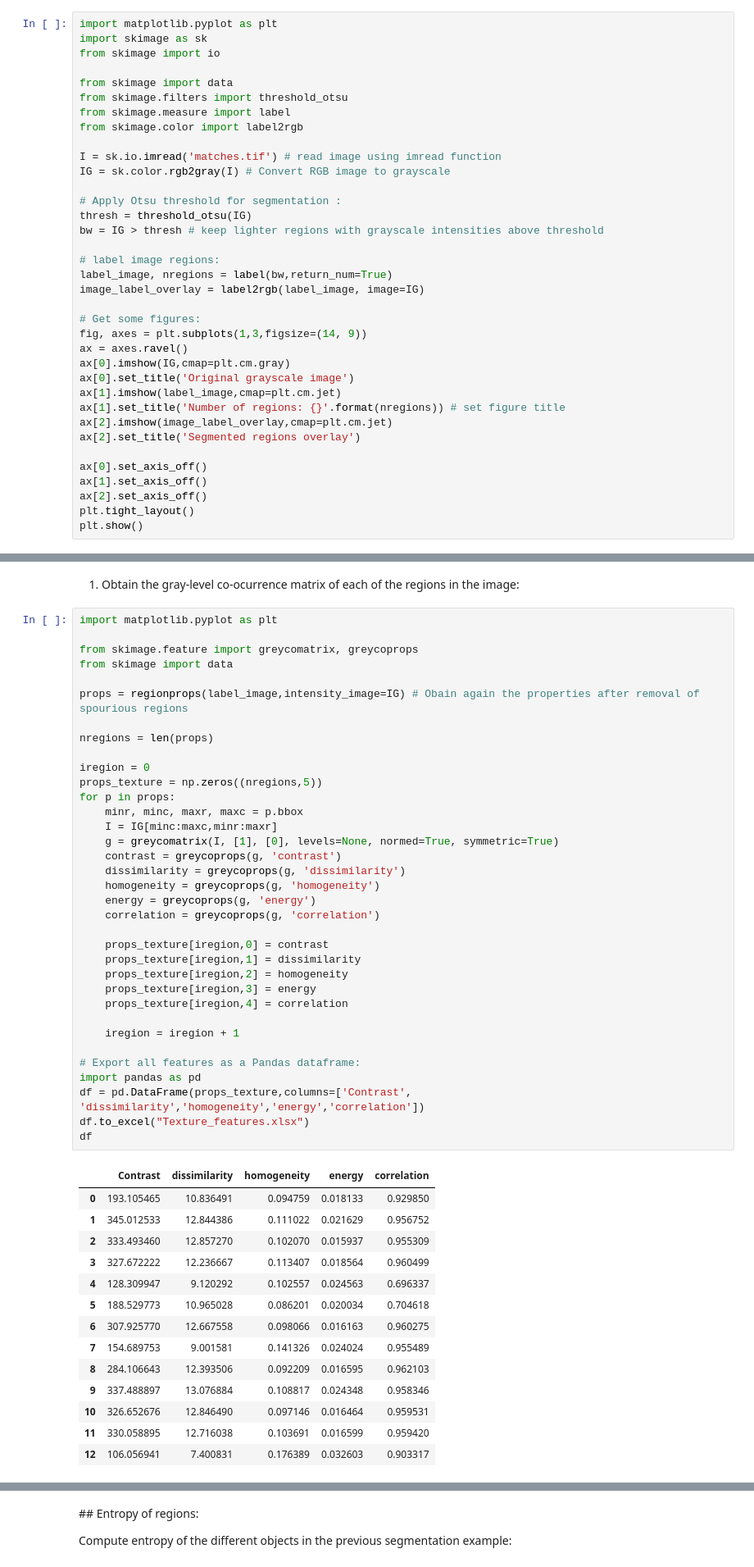
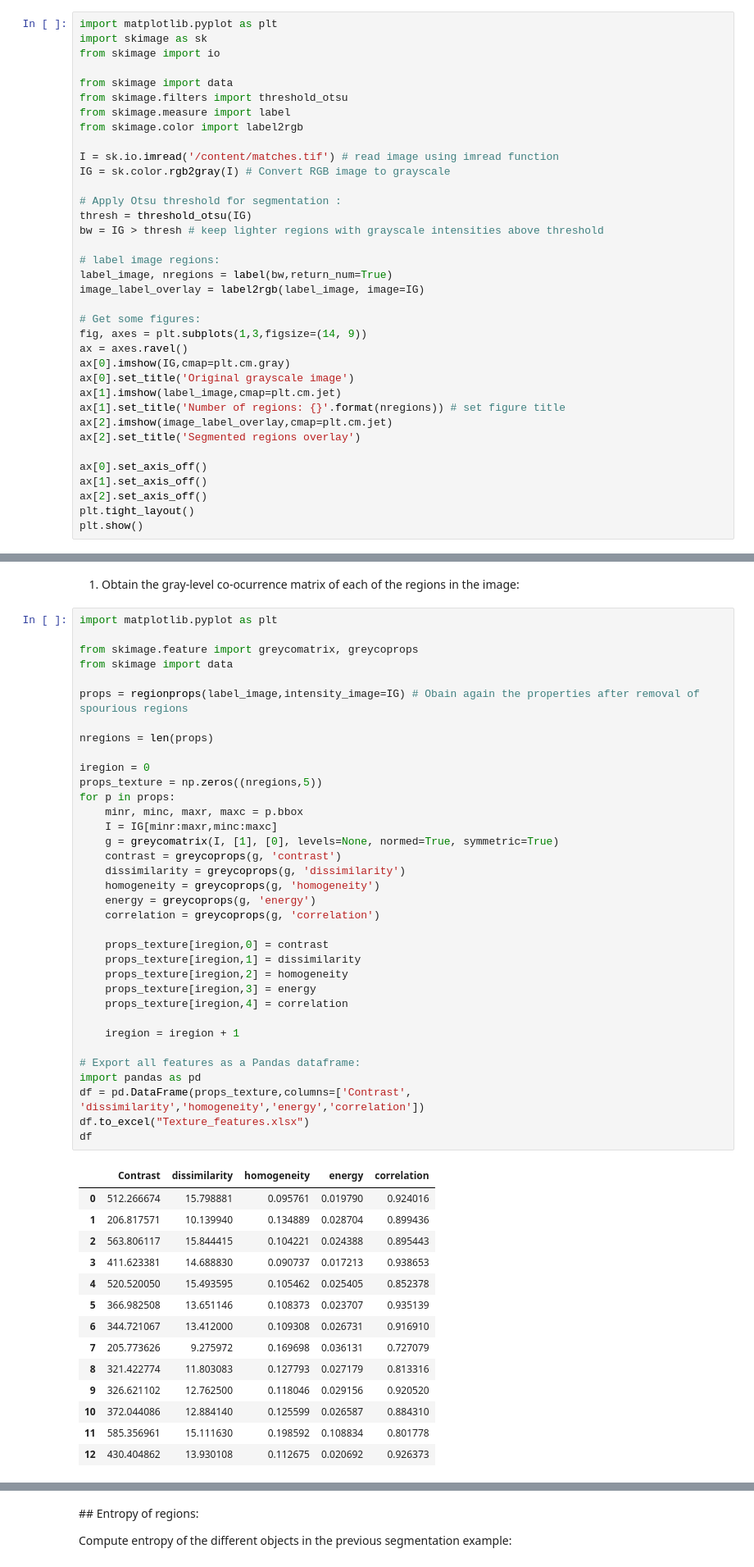
Before and after one commit to raulbenitez/NEUROIMAGING_AI, a Jupyter notebook: Feature extraction/regional_attributes_colab.ipynb, the cells around one changed output, grey strips where cells are left out. Shown at 82% size. Saved outputs shown, nothing was run; the diff lists cells and outputs as text.

```diff
--- a/Feature extraction/regional_attributes_colab.ipynb
+++ b/Feature extraction/regional_attributes_colab.ipynb
@@ -25,7 +25,7 @@ from skimage.filters import threshold_otsu
 from skimage.measure import label
 from skimage.color import label2rgb
 
-I = sk.io.imread('matches.tif') # read image using imread function
+I = sk.io.imread('/content/matches.tif') # read image using imread function
 IG = sk.color.rgb2gray(I) # Convert RGB image to grayscale
 
 # Apply Otsu threshold for segmentation :
@@ -281,44 +281,44 @@ from skimage import data
 props = regionprops(label_image,intensity_image=IG) # Obain again the properties after removal of spourious regions
 
 nregions = len(props)
 
 iregion = 0
 props_texture = np.zeros((nregions,5))
 for p in props:
     minr, minc, maxr, maxc = p.bbox
-    I = IG[minc:maxc,minr:maxr]
+    I = IG[minr:maxr,minc:maxc]
     g = greycomatrix(I, [1], [0], levels=None, normed=True, symmetric=True)
     contrast = greycoprops(g, 'contrast')
     dissimilarity = greycoprops(g, 'dissimilarity')
     homogeneity = greycoprops(g, 'homogeneity')
     energy = greycoprops(g, 'energy')
     correlation = greycoprops(g, 'correlation')
 
     props_texture[iregion,0] = contrast
     props_texture[iregion,1] = dissimilarity
     props_texture[iregion,2] = homogeneity
     props_texture[iregion,3] = energy
     props_texture[iregion,4] = correlation
 
     iregion = iregion + 1
 
 # Export all features as a Pandas dataframe:
 import pandas as pd
 df = pd.DataFrame(props_texture,columns=['Contrast', 'dissimilarity','homogeneity','energy','correlation'])
 df.to_excel("Texture_features.xlsx")
 df
 # %% [output]
 |  | Contrast | dissimilarity | homogeneity | energy | correlation |
-| 0 | 193.105465 | 10.836491 | 0.094759 | 0.018133 | 0.929850 |
-| 1 | 345.012533 | 12.844386 | 0.111022 | 0.021629 | 0.956752 |
-| 2 | 333.493460 | 12.857270 | 0.102070 | 0.015937 | 0.955309 |
-| 3 | 327.672222 | 12.236667 | 0.113407 | 0.018564 | 0.960499 |
-| 4 | 128.309947 | 9.120292 | 0.102557 | 0.024563 | 0.696337 |
-| 5 | 188.529773 | 10.965028 | 0.086201 | 0.020034 | 0.704618 |
-| 6 | 307.925770 | 12.667558 | 0.098066 | 0.016163 | 0.960275 |
-| 7 | 154.689753 | 9.001581 | 0.141326 | 0.024024 | 0.955489 |
-| 8 | 284.106643 | 12.393506 | 0.092209 | 0.016595 | 0.962103 |
-| 9 | 337.488897 | 13.076884 | 0.108817 | 0.024348 | 0.958346 |
-| 10 | 326.652676 | 12.846490 | 0.097146 | 0.016464 | 0.959531 |
-| 11 | 330.058895 | 12.716038 | 0.103691 | 0.016599 | 0.959420 |
-| 12 | 106.056941 | 7.400831 | 0.176389 | 0.032603 | 0.903317 |
+| 0 | 512.266674 | 15.798881 | 0.095761 | 0.019790 | 0.924016 |
+| 1 | 206.817571 | 10.139940 | 0.134889 | 0.028704 | 0.899436 |
+| 2 | 563.806117 | 15.844415 | 0.104221 | 0.024388 | 0.895443 |
+| 3 | 411.623381 | 14.688830 | 0.090737 | 0.017213 | 0.938653 |
+| 4 | 520.520050 | 15.493595 | 0.105462 | 0.025405 | 0.852378 |
+| 5 | 366.982508 | 13.651146 | 0.108373 | 0.023707 | 0.935139 |
+| 6 | 344.721067 | 13.412000 | 0.109308 | 0.026731 | 0.916910 |
+| 7 | 205.773626 | 9.275972 | 0.169698 | 0.036131 | 0.727079 |
+| 8 | 321.422774 | 11.803083 | 0.127793 | 0.027179 | 0.813316 |
+| 9 | 326.621102 | 12.762500 | 0.118046 | 0.029156 | 0.920520 |
+| 10 | 372.044086 | 12.884140 | 0.125599 | 0.026587 | 0.884310 |
+| 11 | 585.356961 | 15.111630 | 0.198592 | 0.108834 | 0.801778 |
+| 12 | 430.404862 | 13.930108 | 0.112675 | 0.020692 | 0.926373 |
```
Also changed, not shown: parts of 1 cell of this notebook.
